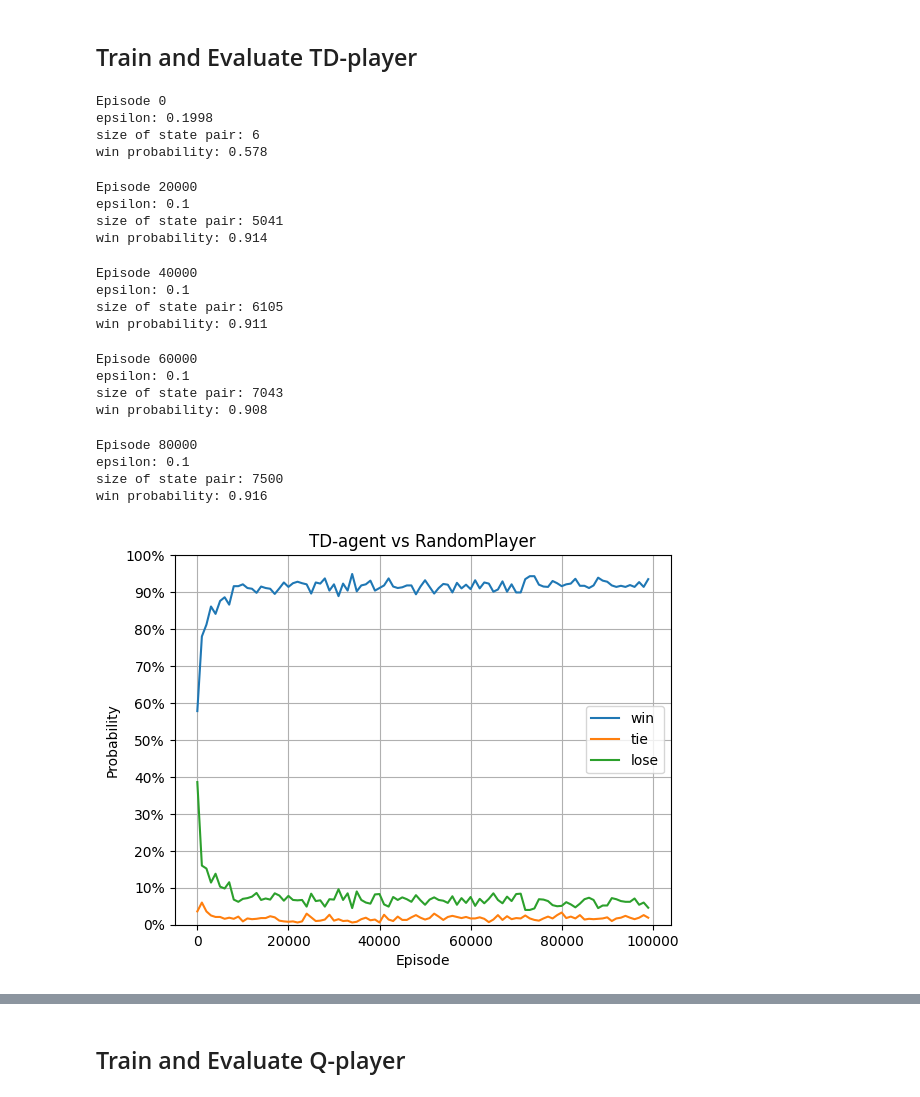
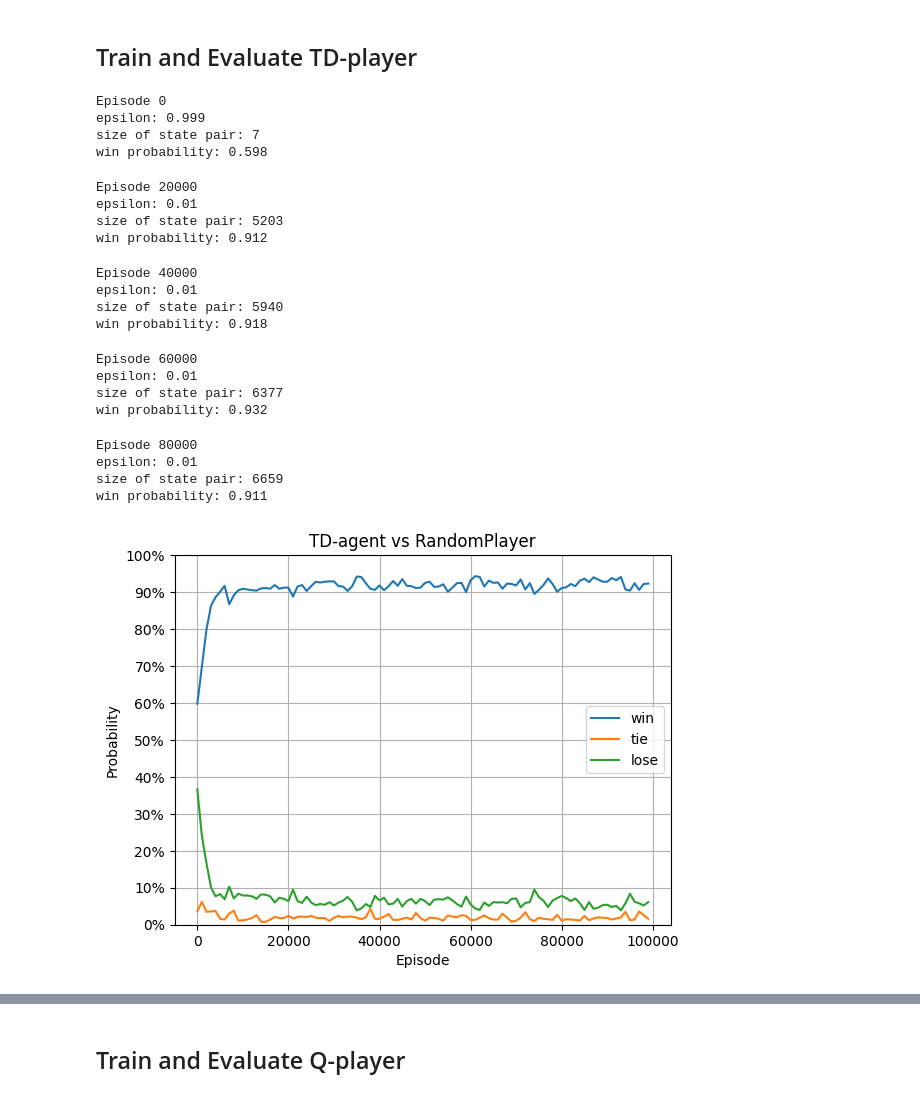
Before and after one commit to QizheCui/CW1_RL, a Jupyter notebook: tic-tac-toe.ipynb, the cells around one changed output, grey strips where cells are left out. Saved outputs shown, nothing was run; the diff lists cells and outputs as text; code cells hidden in the pictures.

```diff
--- a/tic-tac-toe.ipynb
+++ b/tic-tac-toe.ipynb
@@ -221,16 +222,16 @@ class HumanPlayer(Player):
 ## Build a Q-learning Agent
 # %%
 class RLAgent:
-    def __init__(self, letter, alpha=0.2, gamma=0.9):
+    def __init__(self, letter, alpha=0.3, gamma=0.9):
         self.alpha = alpha
         self.gamma = gamma
         self.Q = {}  # state-action pair to value
-        self.epsilon = 0.8  # exploration rate/ epsilon
+        self.epsilon = 0.2  # exploration rate/ epsilon
         self.epsilon_min = 0.1
         # use a smooth decay for epsilon
         self.epsilon_decay = 0.999
         self.letter = letter
-        self.default_q = 0.5 # default Q-value for unseen state-action pair
+        self.default_q = 1 # default Q-value for unseen state-action pair
 
     def get_state(self, game):
         return str(game.board)
@@ -319,8 +320,8 @@ class TDAgent(Player):
         super().__init__(letter)
         self.alpha = alpha
         self.V = {}  # state to value
-        self.epsilon = 0.2  # exploration rate/ epsilon
-        self.epsilon_min = 0.1
+        self.epsilon = 1  # exploration rate/ epsilon
+        self.epsilon_min = 0.01
         self.epsilon_decay = 0.999
 
     def get_state(self, game):
@@ -472,68 +482,63 @@ def evaluate(agent1, agent2, game, num_games=100,verbose = False, default_epsilo
 # %%
 # train a TD-agent against random
-TD_agent1 = TDAgent('X')
-player1 = RandomPlayer('O')
-player2 = WinningMovePlayer('O')
-player3 = ThandPlayer('O')
-number_of_episodes = 100000
-win_list = []
-tie_list = []
-lose_list = []
-freq = 1000 # evaluate the agent every 1000 episodes
+win_list_1 = []
+tie_list_1 = []
+lose_list_1 = []
+
 for _ in tqdm(range(number_of_episodes),colour = 'green'):  # Increase the number of training games as needed
     game.reset()
     result = play_game_TD(TD_agent1, game, player1)
     TD_agent1.decrease_epsilon()
     if _ % freq == 0:
 
         win_prob,tie_prob,lose_prob = evaluate(TD_agent1, player1,game,freq)
-        win_list.append(win_prob)
-        tie_list.append(tie_prob)
-        lose_list.append(lose_prob)
+        win_list_1.append(win_prob)
+        tie_list_1.append(tie_prob)
+        lose_list_1.append(lose_prob)
 
     if _ % (20*freq) == 0:
         print(f"Episode {_}")
         print(f"epsilon: {TD_agent1.epsilon}")
         print(f"size of state pair: {len(TD_agent1.V)}")
         print(f"win probability: {win_prob}")
 
-xs = freq*np.arange(len(win_list))
-plt.plot(xs,win_list, label = 'win')
+xs = freq*np.arange(len(win_list_1))
+plt.plot(xs,win_list_1, label = 'win')
 plt.xlabel('Episode')
-plt.plot(xs,tie_list,label = "tie")
-plt.plot(xs,lose_list, label = "lose")
+plt.plot(xs,tie_list_1,label = "tie")
+plt.plot(xs,lose_list_1, label = "lose")
 plt.xlabel('Episode')
 plt.ylabel('Probability')
 plt.ylim(0,1)
 plt.yticks(np.arange(0,1.1,0.1))
 plt.title('TD-agent vs RandomPlayer')
 plt.grid()
 plt.legend()
 # convert y to percentage
 plt.gca().set_yticklabels(['{:.0f}%'.format(x*100) for x in plt.gca().get_yticks()])
 # lose prob
 plt.show()
 # %% [output]
 Episode 0
-epsilon: 0.1998
-size of state pair: 6
-win probability: 0.578
+epsilon: 0.999
+size of state pair: 7
+win probability: 0.598
 Episode 20000
-epsilon: 0.1
-size of state pair: 5041
-win probability: 0.914
+epsilon: 0.01
+size of state pair: 5203
+win probability: 0.912
 Episode 40000
-epsilon: 0.1
-size of state pair: 6105
-win probability: 0.911
+epsilon: 0.01
+size of state pair: 5940
+win probability: 0.918
 Episode 60000
-epsilon: 0.1
-size of state pair: 7043
-win probability: 0.908
+epsilon: 0.01
+size of state pair: 6377
+win probability: 0.932
 Episode 80000
-epsilon: 0.1
-size of state pair: 7500
-win probability: 0.916
+epsilon: 0.01
+size of state pair: 6659
+win probability: 0.911
-[figure, old version]
+[figure, new version]
 # %%
 # train a TD-agent against WinningMovePlayer
```
Also changed, not shown: parts of 14 cells of this notebook.
